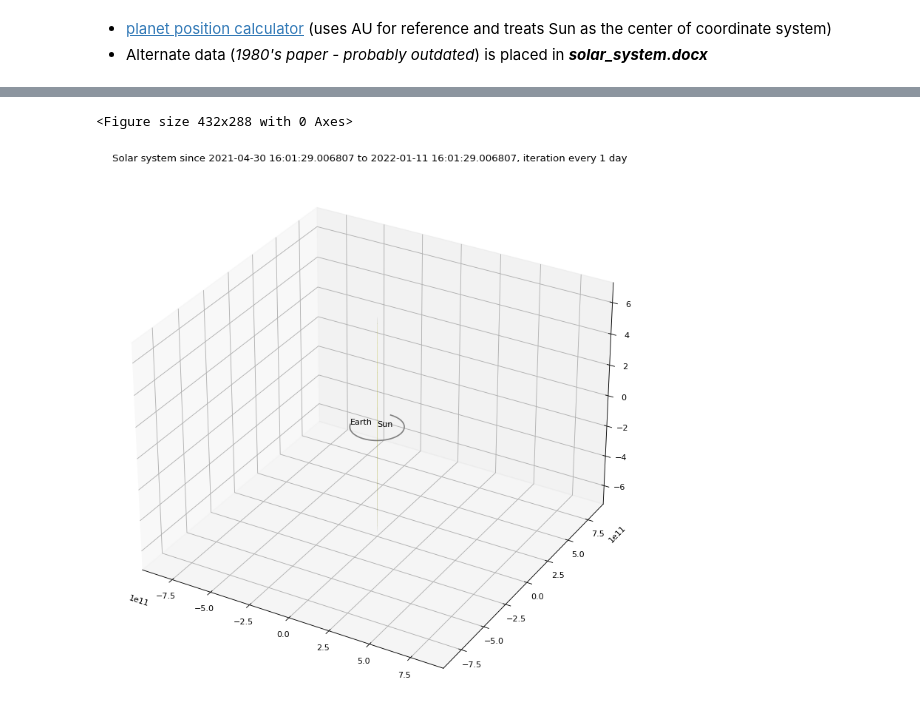
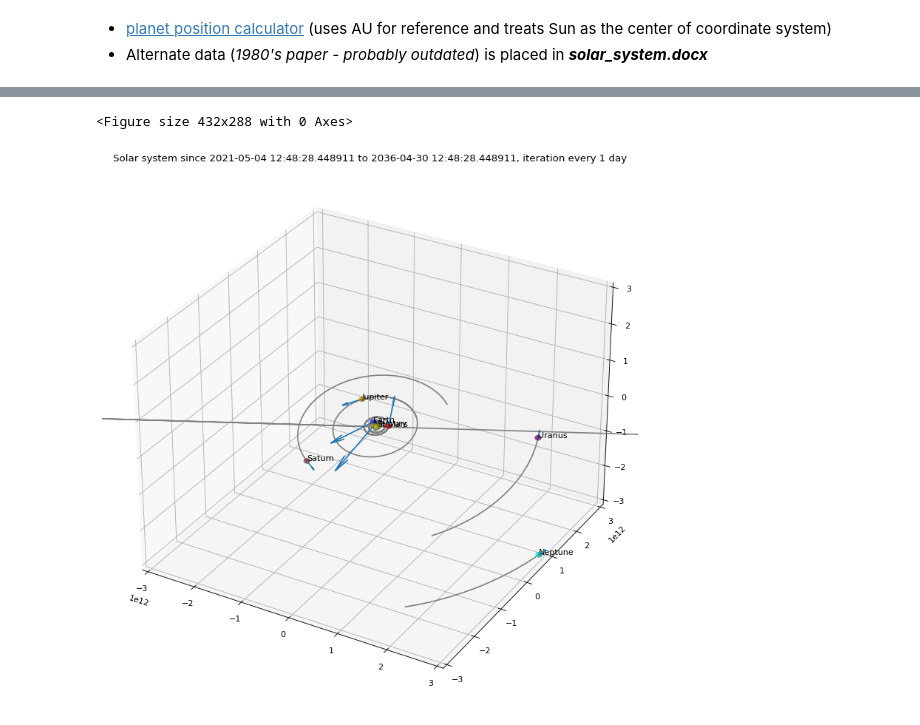
Before and after one commit to LuckyL00ser/MPS-Solar-System, a Jupyter notebook: simulation.ipynb, the cells around one changed output, grey strips where cells are left out. Cells and saved outputs as stored; diff of their text form; code cells hidden in the pictures.

Commit message:
Fixed AU unit conversion, add 'save-to-file' function, fixed plot, add speed vectors

```diff
--- a/simulation.ipynb
+++ b/simulation.ipynb
@@ -127,3 +109,18 @@ def calculateModelCenterOfMass() -> np.ndarray:
 def printBodies(bodies) -> None:
     for name,body in bodies.items():
         print(body)
+
+def saveSimulationResultsToFile(fileName,celestialBodies) -> None:
+    #TODO: add timestamps in separate column
+    header = ""
+    data = None
+    for name,body in celestialBodies.items():
+        if data is None:
+            data = body.positionHistory
+        else:
+            data = np.append(data,body.positionHistory,axis=1)
+
+        header += "{}_X;{}_Y;{}_Z;".format(name,name,name)
+
+    np.savetxt(fileName, data, delimiter=",",header=header)
+    print(data.shape)
@@ -157,7 +148,7 @@ import datetime
 
 start = datetime.datetime.now()
 dt = 1*24*60*60
-days = 256
+days = 15*365
 end = start + datetime.timedelta(days = days)
 simulationSteps = np.array([start + datetime.timedelta(days = day) for day in range(days)])
 
@@ -166,4 +157,5 @@ for day in simulationSteps:
 
 
 printBodies(celestialBodies)
+saveSimulationResultsToFile("results.csv",celestialBodies)
 # %% [output]
@@ -172,43 +172,45 @@ Earth;-1.423071E+11;-4.681661E+10;0.000000E+00;-9.270214E+03;2.827680E+04;0.0000
 # %%
-#3D animation makes me file like working in Pixar Studio oh yeaah
 import numpy as np
+from numpy import pi
 import matplotlib.pyplot as plt
-from numpy import pi
-from matplotlib.pyplot import figure
-
-maxDim=9.09E11#solar system max radius with Neptun as furthest object (change to E12)
 
 
-def plotCelestialBodies(bodies,title):
+maxDim=3.0E12
+
+
+def plotCelestialBodies(bodies,title,includeSpeedVectors = True):
     fig = plt.figure()
-    figure(figsize=(12, 12), dpi=80)
+    plt.figure(figsize=(12, 12), dpi=80)
     ax = plt.axes(projection='3d')
     plt.title(title)
     plt.xlim([-maxDim, maxDim])
     plt.ylim([-maxDim, maxDim])
+    ax.set_zlim(-maxDim,maxDim)
+
     for name,body in bodies.items():
         #somethings bugged for spherical plot and for large R it draws ugly line instead of spehere
         #scatter is even worse because of calculation of marker size
-        r = max(body.radius,5e7)
+        r = max(body.radius,maxDim/50)
         u, v = np.mgrid[0:2*np.pi:20j, 0:np.pi:10j]
         x=np.cos(u)*np.sin(v)
         y=np.sin(u)*np.sin(v)
         z=np.cos(v)
         # shift and scale sphere
         x = r*x + body.position[0]
         y = r*y + body.position[1]
         z = r*z + body.position[2]
         ax.plot_surface(x, y, z, color=body.color, alpha=0.5)
 
+        if includeSpeedVectors:
+            ax.quiver(body.position[0],body.position[1],body.position[2],body.velocity[0]*maxDim/100000,body.velocity[1]*maxDim/100000,body.velocity[2]*maxDim/100000)
+
         #plot path over time
         ax.plot(body.positionHistory[:,0],body.positionHistory[:,1],body.positionHistory[:,2],color="gray")
         ax.text(body.position[0], body.position[1], body.position[2], body.name)
 
 
 
-
-
 plotCelestialBodies(celestialBodies,"Solar system since {} to {}, iteration every {} day".format(start,end,1))
 # %% [output]
 <Figure size 432x288 with 0 Axes>
-[figure, old version]
+[figure, new version]
```
Also changed, not shown: parts of 6 cells of this notebook, 1 other file.
